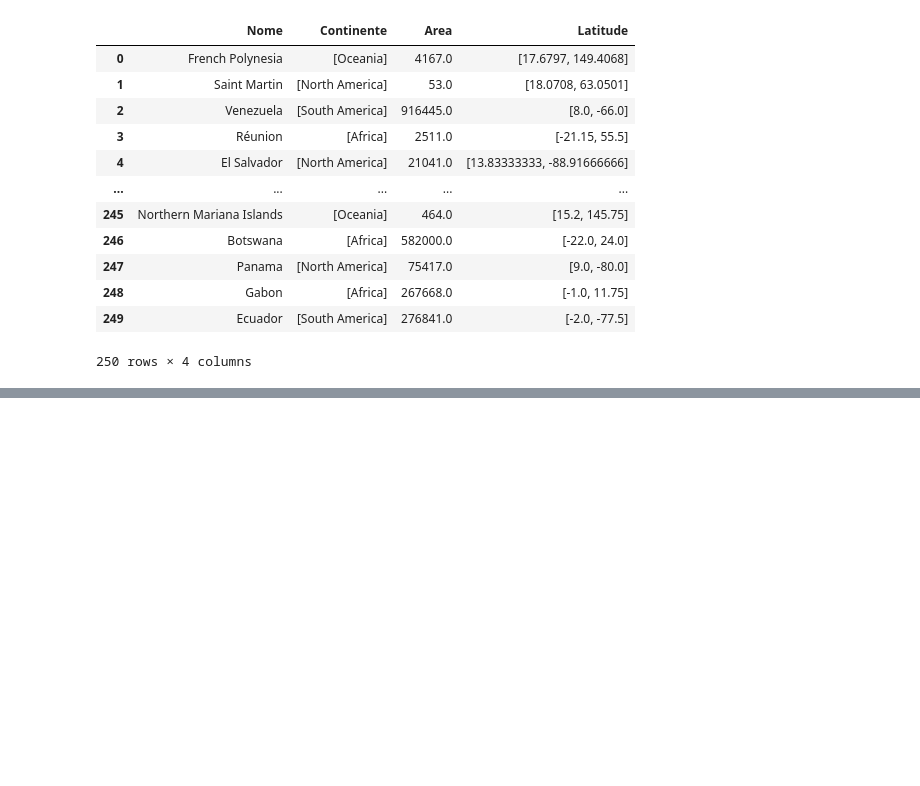
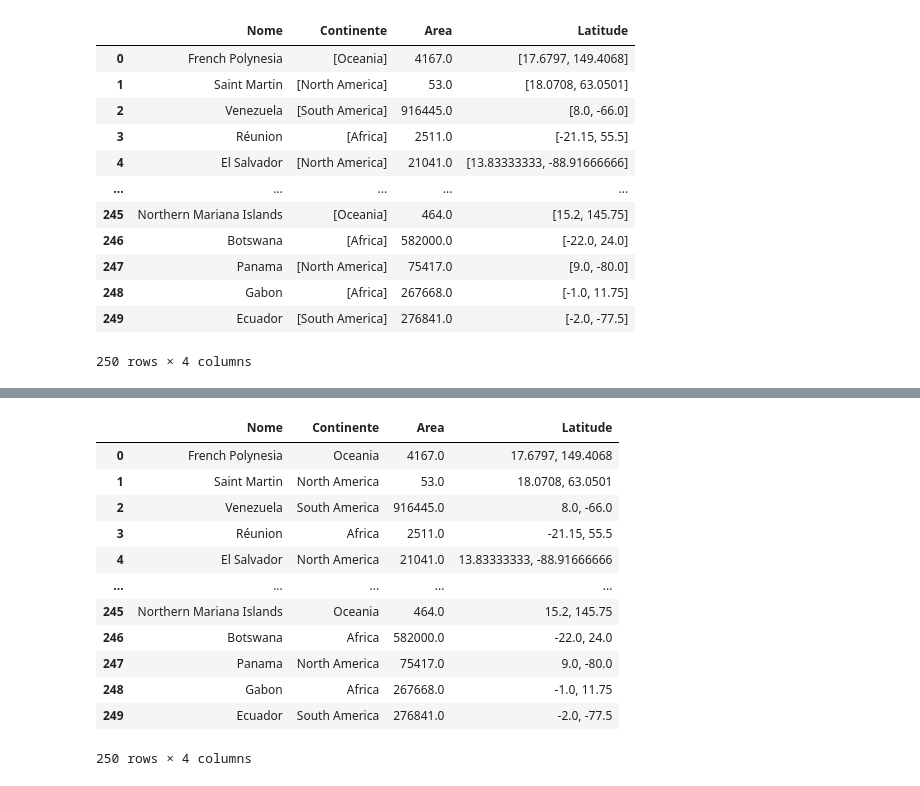
Before and after one commit to Daniel-ps16/Projeto_Final_Python, a Jupyter notebook: Projeto 01.ipynb, the cells around one changed output, grey strips where cells are left out. Cells and saved outputs as stored; diff of their text form; code cells hidden in the pictures; blank space fills up the shorter version.

```diff
--- a/Projeto 01.ipynb
+++ b/Projeto 01.ipynb
@@ -83,0 +97,4 @@ pop_paises
+# %%
+pop_paises['Continente'] = pop_paises['Continente'].str.replace('[', '')
+pop_paises['Continente'] = pop_paises['Continente'].str.replace(']', '')
+pop_paises['Continente'] = pop_paises['Continente'].str.replace("'", '')
@@ -115,0 +186,23 @@ con_paises
+# %%
+con_paises['Latitude'] = con_paises['Latitude'].astype(str)
+# %%
+con_paises['Continente'] = pop_paises['Continente']
+# %%
+con_paises['Latitude'] = con_paises['Latitude'].str.replace('[', '')
+con_paises['Latitude'] = con_paises['Latitude'].str.replace(']', '')
+# %%
+con_paises
+# %% [output]
+|  | Nome | Continente | Area | Latitude |
+| 0 | French Polynesia | Oceania | 4167.0 | 17.6797, 149.4068 |
+| 1 | Saint Martin | North America | 53.0 | 18.0708, 63.0501 |
+| 2 | Venezuela | South America | 916445.0 | 8.0, -66.0 |
+| 3 | Réunion | Africa | 2511.0 | -21.15, 55.5 |
+| 4 | El Salvador | North America | 21041.0 | 13.83333333, -88.91666666 |
+| ... | ... | ... | ... | ... |
+| 245 | Northern Mariana Islands | Oceania | 464.0 | 15.2, 145.75 |
+| 246 | Botswana | Africa | 582000.0 | -22.0, 24.0 |
+| 247 | Panama | North America | 75417.0 | 9.0, -80.0 |
+| 248 | Gabon | Africa | 267668.0 | -1.0, 11.75 |
+| 249 | Ecuador | South America | 276841.0 | -2.0, -77.5 |
+250 rows × 4 columns
```
Also changed, not shown: parts of 10 cells of this notebook.
